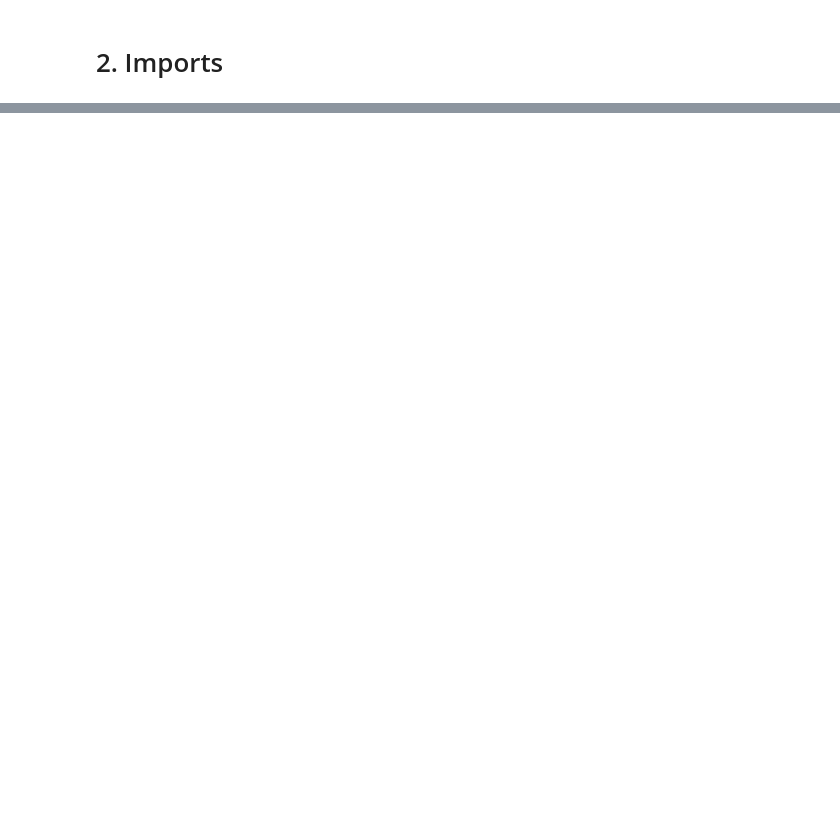
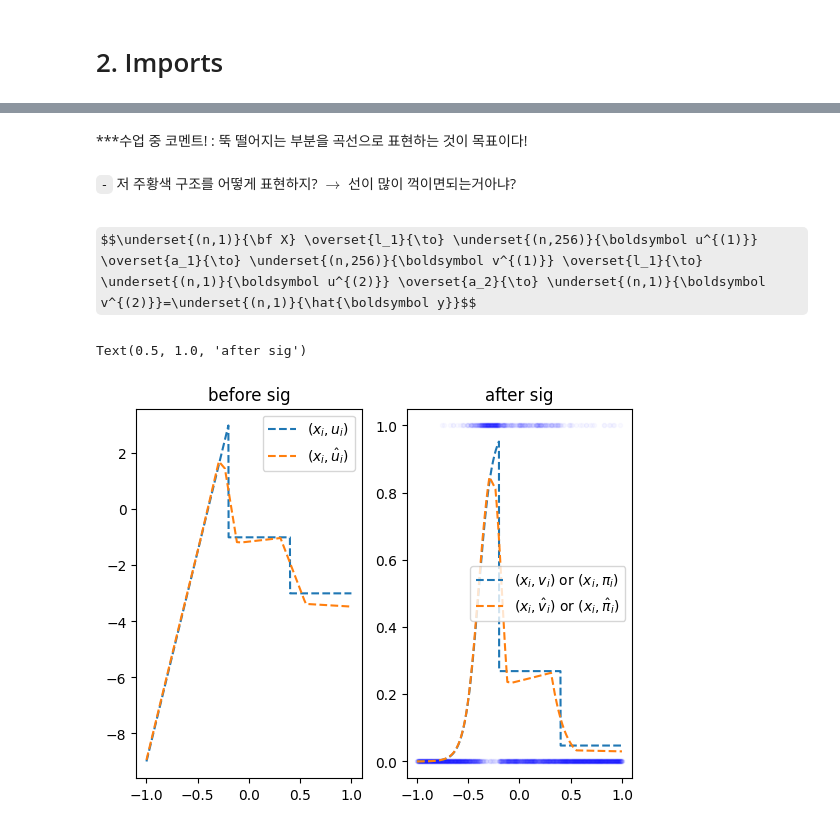
Before and after one commit to xoguqrla/DL2025, a Jupyter notebook: posts/04wk-2.ipynb, the cells around one changed output, grey strips where cells are left out. Drawn from its saved outputs; the diff is of its cells as text; code cells hidden in the pictures; some formulas as TeX source; blank space fills up the shorter version.

```diff
--- a/posts/04wk-2.ipynb
+++ b/posts/04wk-2.ipynb
@@ -569,0 +34,9 @@ loss_fn = torch.nn.CrossEntropyLoss() # <- 이 로스에 torch.nn.Softmax() 가
+# %%
+torch.manual_seed(43052)
+x = torch.linspace(-1,1,2000).reshape(-1,1)
+u = 0*x-3
+u[x<-0.2] = (15*x+6)[x<-0.2]
+u[(-0.2<x)&(x<0.4)] = (0*x-1)[(-0.2<x)&(x<0.4)]
+sig = torch.nn.Sigmoid()
+v = π = sig(u)
+y = torch.bernoulli(v)
@@ -569,0 +52,2 @@ loss_fn = torch.nn.CrossEntropyLoss() # <- 이 로스에 torch.nn.Softmax() 가
+# %% [markdown]
+***수업 중 코멘트! : 뚝 떨어지는 부분을 곡선으로 표현하는 것이 목표이다!
@@ -569,0 +64,40 @@ loss_fn = torch.nn.CrossEntropyLoss() # <- 이 로스에 torch.nn.Softmax() 가
+# %% [markdown]
+`-` 저 주황색 구조를 어떻게 표현하지? $\to$ 선이 많이 꺽이면되는거아냐?
+# %% [markdown]
+$$\underset{(n,1)}{\bf X} \overset{l_1}{\to} \underset{(n,256)}{\boldsymbol u^{(1)}} \overset{a_1}{\to} \underset{(n,256)}{\boldsymbol v^{(1)}} \overset{l_1}{\to} \underset{(n,1)}{\boldsymbol u^{(2)}} \overset{a_2}{\to} \underset{(n,1)}{\boldsymbol v^{(2)}}=\underset{(n,1)}{\hat{\boldsymbol y}}$$
+# %%
+#torch.manual_seed(43052)
+net = torch.nn.Sequential(
+    torch.nn.Linear(1,256),
+    torch.nn.ReLU(),
+    torch.nn.Linear(256,1),
+    #torch.nn.Sigmoid()
+)
+#loss_fn = torch.nn.BCELoss()
+loss_fn = torch.nn.BCEWithLogitsLoss()
+optimizr = torch.optim.Adam(net.parameters())
+#--#
+for epoc in range(5000):
+    ## 1
+    yhat = net(x)
+    ## 2
+    loss = loss_fn(yhat,y)
+    ## 3
+    loss.backward()
+    ## 4
+    optimizr.step()
+    optimizr.zero_grad()
+# %%
+fig,ax = plt.subplots(1,2)
+ax[0].plot(x,u,'--',label=r"$(x_i,u_i)$")
+ax[0].plot(x,yhat.data,'--',label=r"$(x_i,\hat{u}_i)$")
+ax[0].legend()
+ax[0].set_title("before sig")
+ax[1].plot(x,y,'.',alpha=0.02,color="blue")
+ax[1].plot(x,v,'--', color="C0", label=r"$(x_i,v_i)$ or $(x_i,\pi_i)$")
+ax[1].plot(x,sig(yhat.data),'--',color="C1",label=r"$(x_i,\hat{v}_i)$ or $(x_i,\hat{\pi}_i)$")
+ax[1].legend()
+ax[1].set_title("after sig")
+# %% [output]
+Text(0.5, 1.0, 'after sig')
+[figure, added]
```
Also changed, not shown: parts of 219 cells of this notebook.
